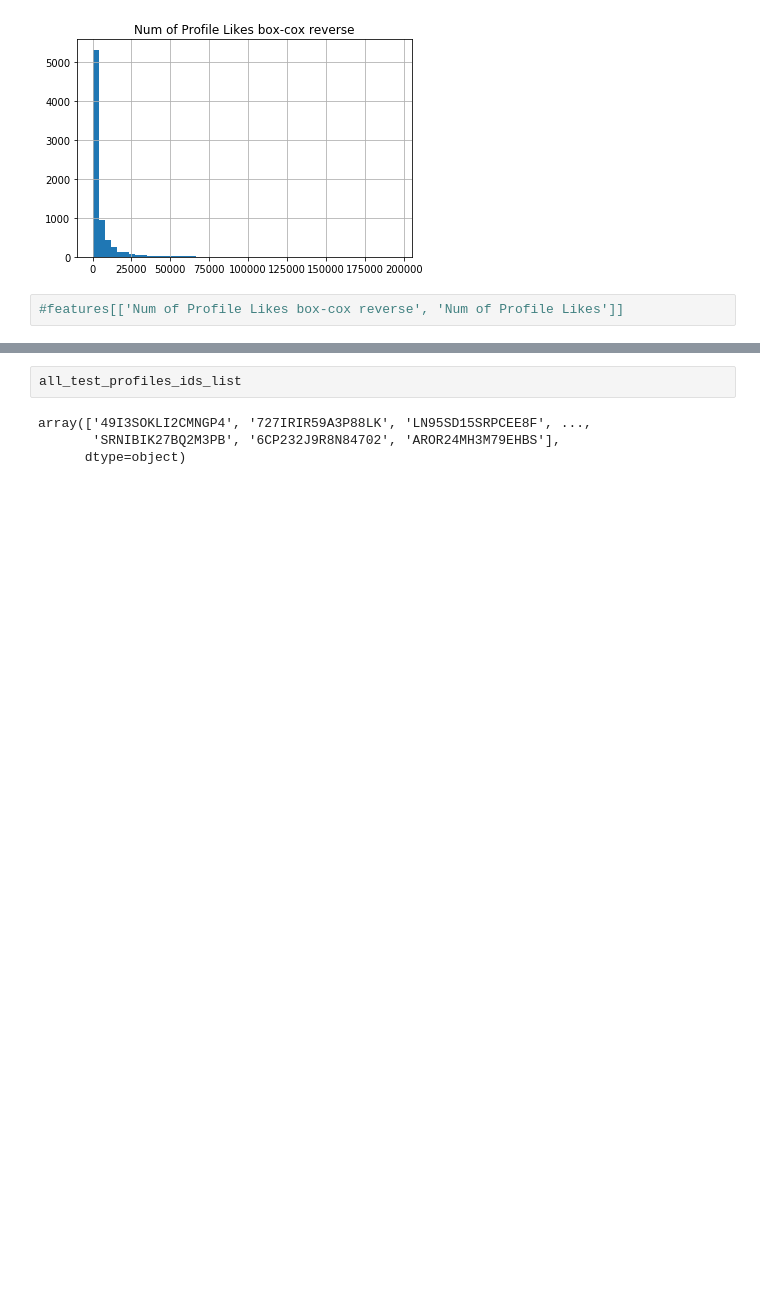
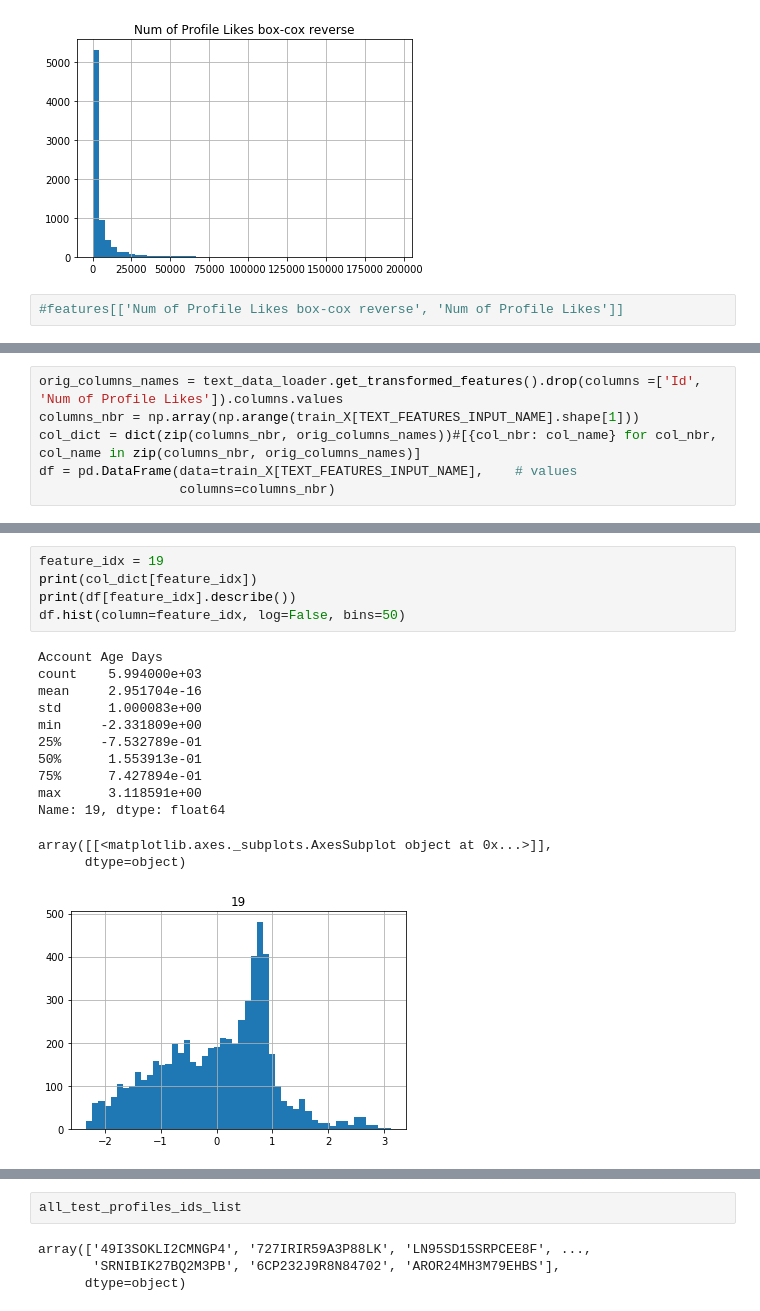
Before and after one commit to aelimame/DataScienceProject, a Jupyter notebook: Notebook-Experiences.ipynb, the cells around one changed output, grey strips where cells are left out. Cells and saved outputs as stored; diff of their text form; blank space fills up the shorter version.

```diff
--- a/Notebook-Experiences.ipynb
+++ b/Notebook-Experiences.ipynb
@@ -150,0 +190,6 @@ if use_scaling:
+# %%
+orig_columns_names = text_data_loader.get_transformed_features().drop(columns =['Id', 'Num of Profile Likes']).columns.values
+columns_nbr = np.array(np.arange(train_X[TEXT_FEATURES_INPUT_NAME].shape[1]))
+col_dict = dict(zip(columns_nbr, orig_columns_names))#[{col_nbr: col_name} for col_nbr, col_name in zip(columns_nbr, orig_columns_names)]
+df = pd.DataFrame(data=train_X[TEXT_FEATURES_INPUT_NAME],    # values
+                  columns=columns_nbr)
@@ -150,0 +226,19 @@ if use_scaling:
+# %%
+feature_idx = 19
+print(col_dict[feature_idx])
+print(df[feature_idx].describe())
+df.hist(column=feature_idx, log=False, bins=50)
+# %% [output]
+Account Age Days
+count    5.994000e+03
+mean     2.951704e-16
+std      1.000083e+00
+min     -2.331809e+00
+25%     -7.532789e-01
+50%      1.553913e-01
+75%      7.427894e-01
+max      3.118591e+00
+Name: 19, dtype: float64
+array([[<matplotlib.axes._subplots.AxesSubplot object at 0x...>]],
+      dtype=object)
+[figure, added]
```
Also changed, not shown: parts of 36 cells of this notebook, 3 other files.
